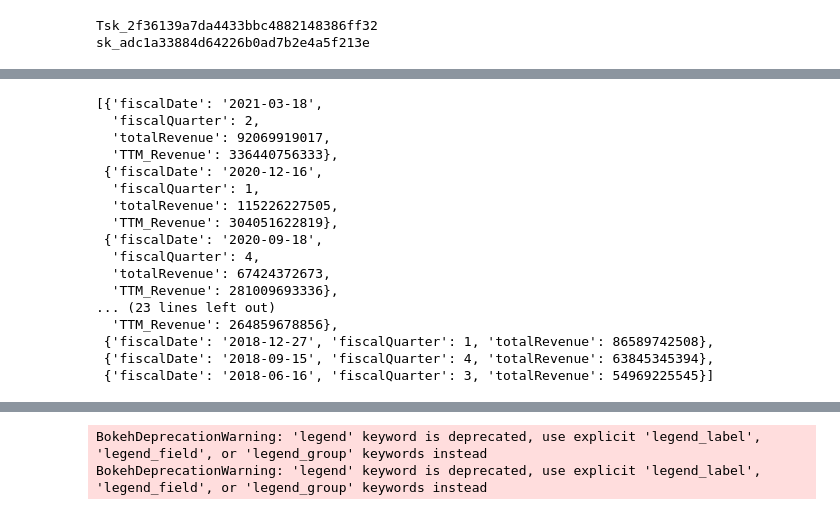
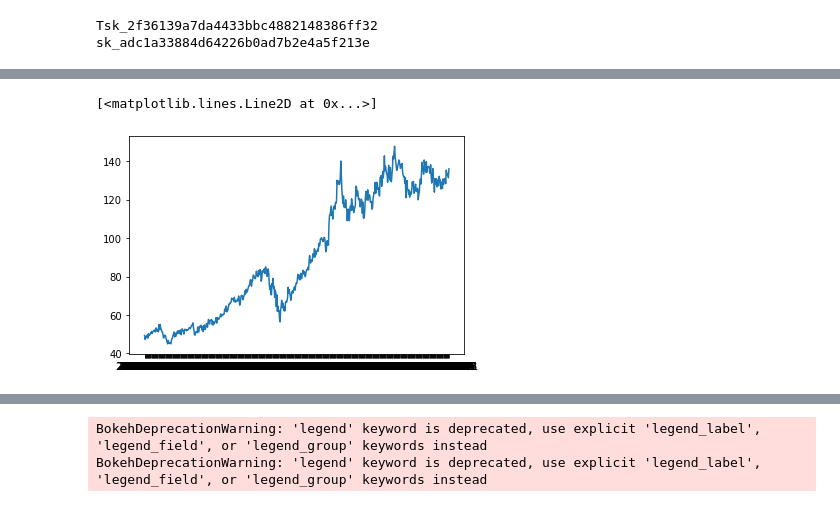
Before and after one commit to ccoppa/stock_scanner, a Jupyter notebook: scanner.ipynb, the cells around one changed output, grey strips where cells are left out. Cells and saved outputs as stored; diff of their text form; code cells hidden in the pictures.

```diff
--- a/scanner.ipynb
+++ b/scanner.ipynb
@@ -57,26 +74,6 @@ for i in range(len(rev)):
 # # rename totalRevenue to Quarterly_Revenue
 # rev_df = rev_df.rename(columns={'totalRevenue': 'Quarterly_Revenue'})
 # rev_df
-# %%
-rev
-# %% [output]
-[{'fiscalDate': '2021-03-18',
-  'fiscalQuarter': 2,
-  'totalRevenue': 92069919017,
-  'TTM_Revenue': 336440756333},
- {'fiscalDate': '2020-12-16',
-  'fiscalQuarter': 1,
-  'totalRevenue': 115226227505,
-  'TTM_Revenue': 304051622819},
- {'fiscalDate': '2020-09-18',
-  'fiscalQuarter': 4,
-  'totalRevenue': 67424372673,
-  'TTM_Revenue': 281009693336},
-... (23 lines left out)
-  'TTM_Revenue': 264859678856},
- {'fiscalDate': '2018-12-27', 'fiscalQuarter': 1, 'totalRevenue': 86589742508},
- {'fiscalDate': '2018-09-15', 'fiscalQuarter': 4, 'totalRevenue': 63845345394},
- {'fiscalDate': '2018-06-16', 'fiscalQuarter': 3, 'totalRevenue': 54969225545}]
 # %%
 # If you plan to use this same endpoint a few times, it makes sense to create a function to avoid repeating code. Here is an example:
 # %%
@@ -136,3 +134,8 @@ def revenue_history(_symbol, _params, _last=None):
 
     return rev_df
+# %%
+plt.plot(df['date'], df['close'], label = "Daily Close Price")
+# %% [output]
+[<matplotlib.lines.Line2D at 0x...>]
+[figure, added]
 # %%
```
Also changed, not shown: parts of 9 cells of this notebook.
